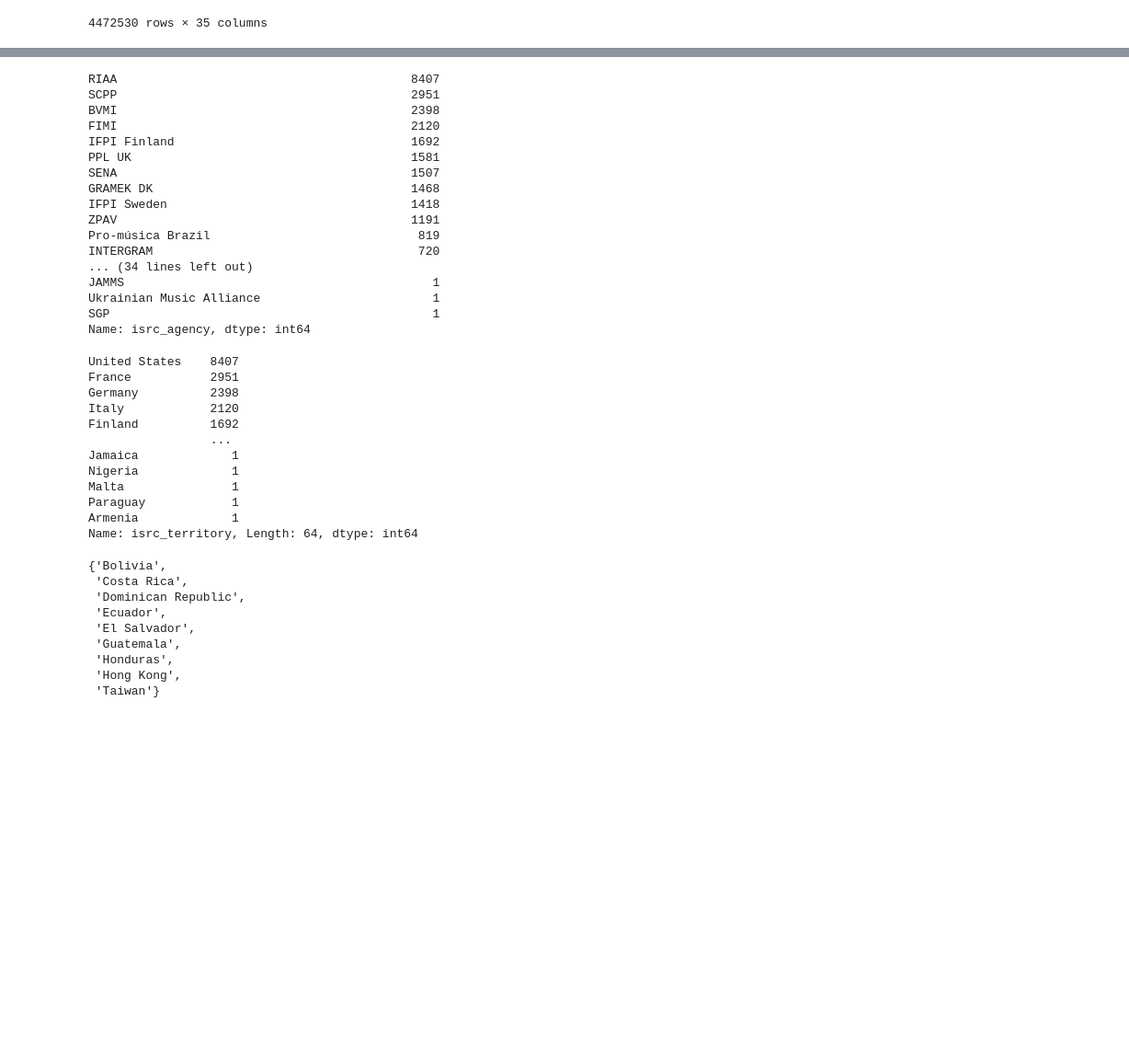
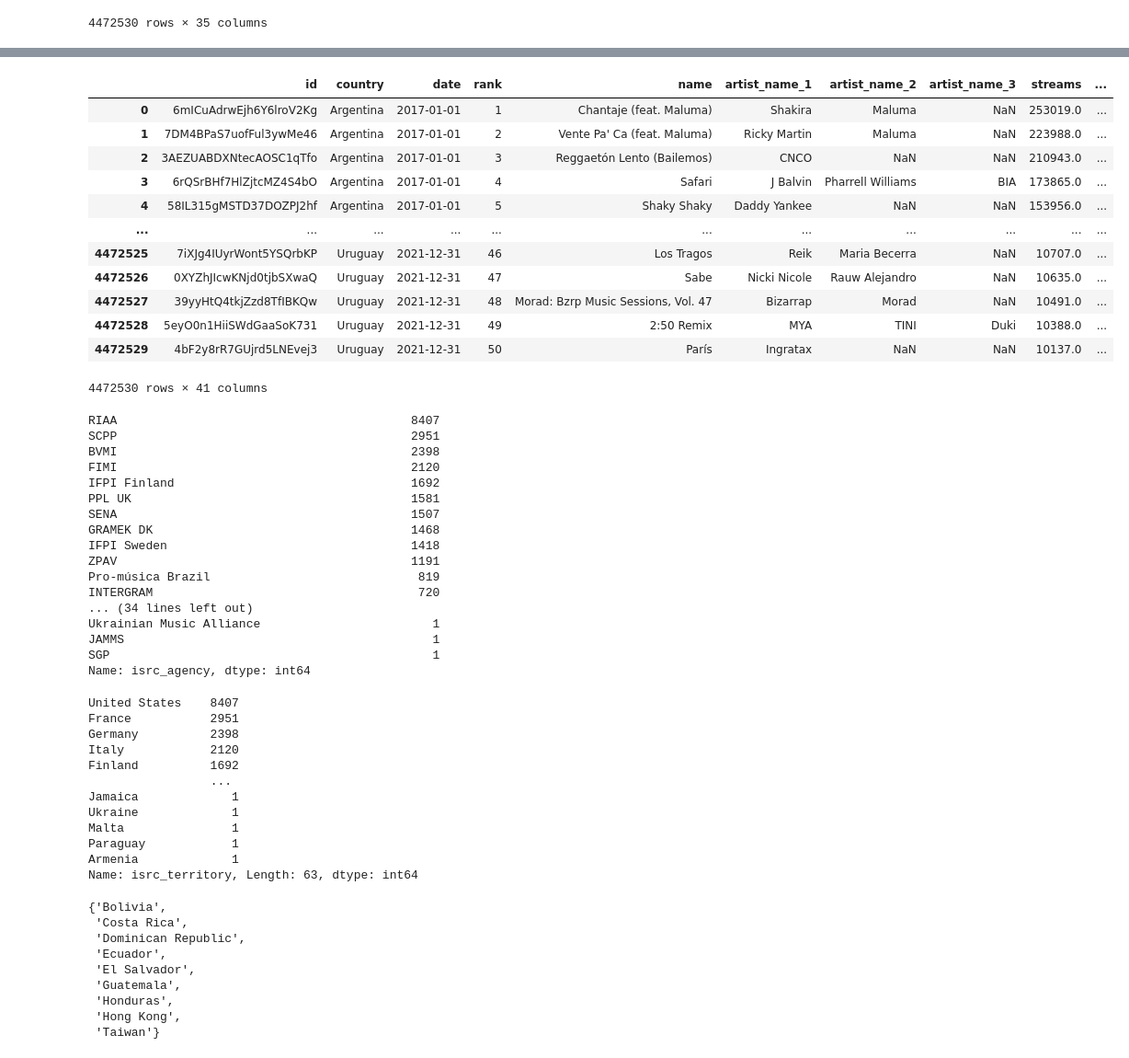
Before and after one commit to Sejmou/exploring-spotify-charts, a Jupyter notebook: data_exploration_and_crawling/merge_and_explore_charts_and_tracks.ipynb, the cells around one changed output, grey strips where cells are left out. Shown at 92% size. Cells and saved outputs as stored; diff of their text form; code cells hidden in the pictures; blank space fills up the shorter version.

```diff
--- a/data_exploration_and_crawling/merge_and_explore_charts_and_tracks.ipynb
+++ b/data_exploration_and_crawling/merge_and_explore_charts_and_tracks.ipynb
@@ -277,5 +302,22 @@ countries_charts
+# %%
+countries_charts = pd.merge(countries_charts.reset_index(), spotify_country_data, left_on="country", right_on="spotify_region")
+countries_charts
+# %% [output]
+|  | id | country | date | rank | name | artist_name_1 | artist_name_2 | artist_name_3 | streams | ... |
+| 0 | 6mICuAdrwEjh6Y6lroV2Kg | Argentina | 2017-01-01 | 1 | Chantaje (feat. Maluma) | Shakira | Maluma | NaN | 253019.0 | ... |
+| 1 | 7DM4BPaS7uofFul3ywMe46 | Argentina | 2017-01-01 | 2 | Vente Pa' Ca (feat. Maluma) | Ricky Martin | Maluma | NaN | 223988.0 | ... |
+| 2 | 3AEZUABDXNtecAOSC1qTfo | Argentina | 2017-01-01 | 3 | Reggaetón Lento (Bailemos) | CNCO | NaN | NaN | 210943.0 | ... |
+| 3 | 6rQSrBHf7HlZjtcMZ4S4bO | Argentina | 2017-01-01 | 4 | Safari | J Balvin | Pharrell Williams | BIA | 173865.0 | ... |
+| 4 | 58IL315gMSTD37DOZPJ2hf | Argentina | 2017-01-01 | 5 | Shaky Shaky | Daddy Yankee | NaN | NaN | 153956.0 | ... |
+| ... | ... | ... | ... | ... | ... | ... | ... | ... | ... | ... |
+| 4472525 | 7iXJg4IUyrWont5YSQrbKP | Uruguay | 2021-12-31 | 46 | Los Tragos | Reik | Maria Becerra | NaN | 10707.0 | ... |
+| 4472526 | 0XYZhJIcwKNjd0tjbSXwaQ | Uruguay | 2021-12-31 | 47 | Sabe | Nicki Nicole | Rauw Alejandro | NaN | 10635.0 | ... |
+| 4472527 | 39yyHtQ4tkjZzd8TfIBKQw | Uruguay | 2021-12-31 | 48 | Morad: Bzrp Music Sessions, Vol. 47 | Bizarrap | Morad | NaN | 10491.0 | ... |
+| 4472528 | 5eyO0n1HiiSWdGaaSoK731 | Uruguay | 2021-12-31 | 49 | 2:50 Remix | MYA | TINI | Duki | 10388.0 | ... |
+| 4472529 | 4bF2y8rR7GUjrd5LNEvej3 | Uruguay | 2021-12-31 | 50 | París | Ingratax | NaN | NaN | 10137.0 | ... |
+4472530 rows × 41 columns
 # %%
-countries_charts[~countries_charts.index.duplicated(keep='first')].isrc_agency.value_counts()
+countries_charts[~countries_charts.id.duplicated(keep='first')].isrc_agency.value_counts()
 # %% [output]
 RIAA                                         8407
 SCPP                                         2951
@@ -290,12 +332,12 @@ ZPAV                                         1191
 Pro-música Brazil                             819
 INTERGRAM                                     720
 ... (34 lines left out)
+Ukrainian Music Alliance                        1
 JAMMS                                           1
-Ukrainian Music Alliance                        1
 SGP                                             1
 Name: isrc_agency, dtype: int64
 # %%
-countries_charts[~countries_charts.index.duplicated(keep='first')].isrc_territory.value_counts()
+countries_charts[~countries_charts.id.duplicated(keep='first')].isrc_territory.value_counts()
 # %% [output]
 United States    8407
 France           2951
@@ -304,9 +346,9 @@ Italy            2120
 Finland          1692
                  ...
 Jamaica             1
-Nigeria             1
+Ukraine             1
 Malta               1
 Paraguay            1
 Armenia             1
-Name: isrc_territory, Length: 64, dtype: int64
+Name: isrc_territory, Length: 63, dtype: int64
 # %%
```
Also changed, not shown: parts of 17 cells of this notebook, 12 other files.
